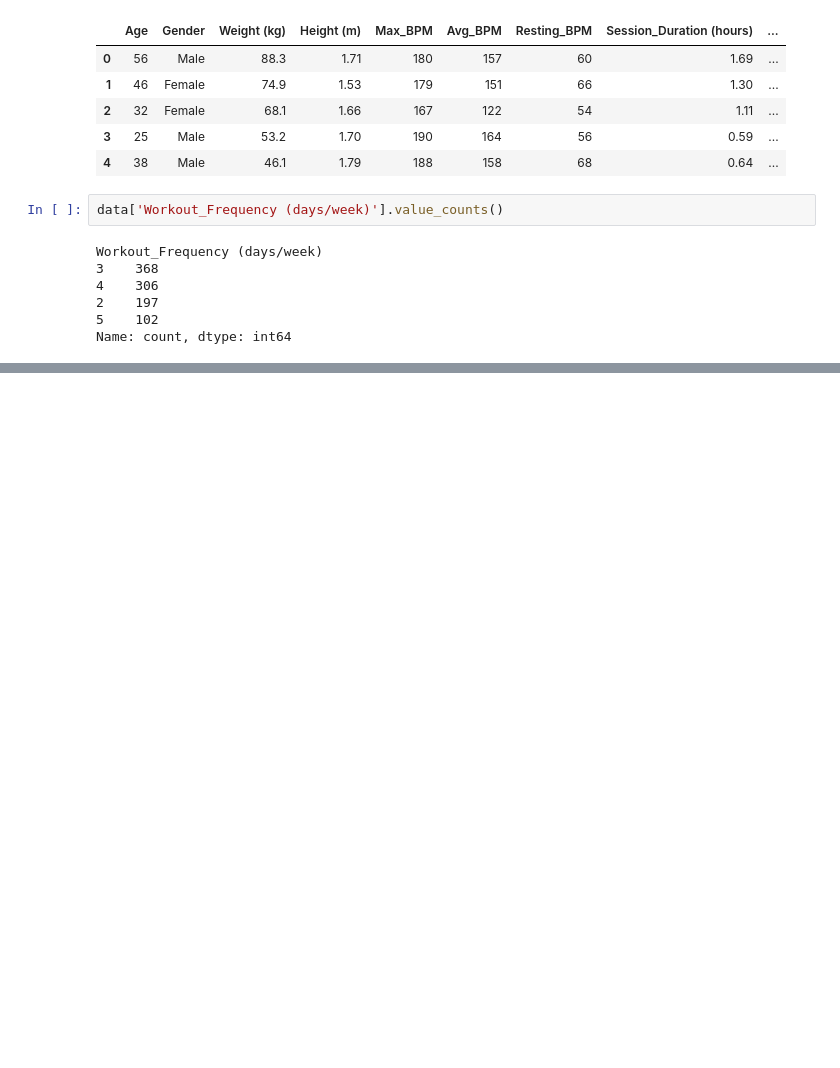
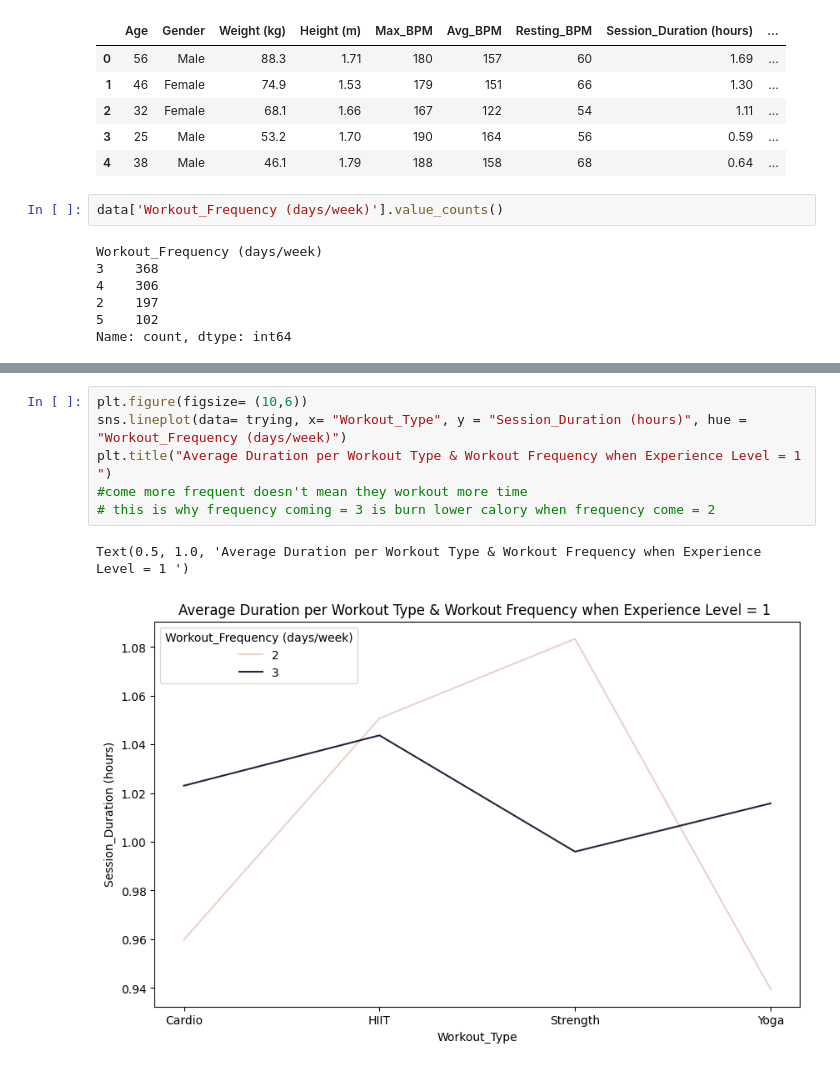
Before and after one commit to angelll19/MY-DAC-Curriculum, a Jupyter notebook: DAC-006_Machine_Learning/project.ipynb, the cells around one changed output, grey strips where cells are left out. Drawn from its saved outputs; the diff is of its cells as text; blank space fills up the shorter version.

```diff
--- a/DAC-006_Machine_Learning/project.ipynb
+++ b/DAC-006_Machine_Learning/project.ipynb
@@ -97,0 +205,9 @@ Name: count, dtype: int64
+# %%
+plt.figure(figsize= (10,6))
+sns.lineplot(data= trying, x= "Workout_Type", y = "Session_Duration (hours)", hue = "Workout_Frequency (days/week)")
+plt.title("Average Duration per Workout Type & Workout Frequency when Experience Level = 1 ")
+#come more frequent doesn't mean they workout more time
+# this is why frequency coming = 3 is burn lower calory when frequency come = 2
+# %% [output]
+Text(0.5, 1.0, 'Average Duration per Workout Type & Workout Frequency when Experience Level = 1 ')
+[figure, added]
```
Also changed, not shown: parts of 30 cells of this notebook.
